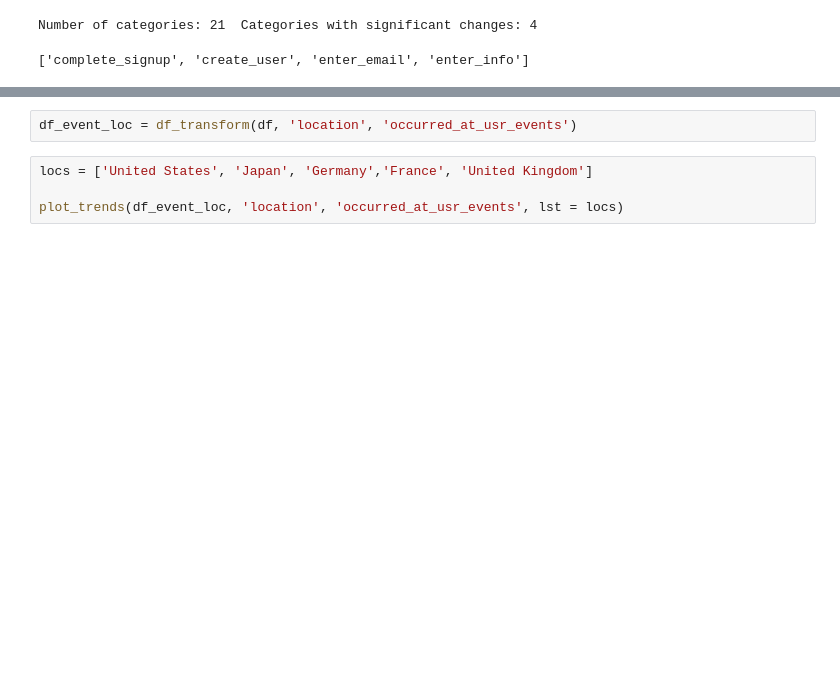
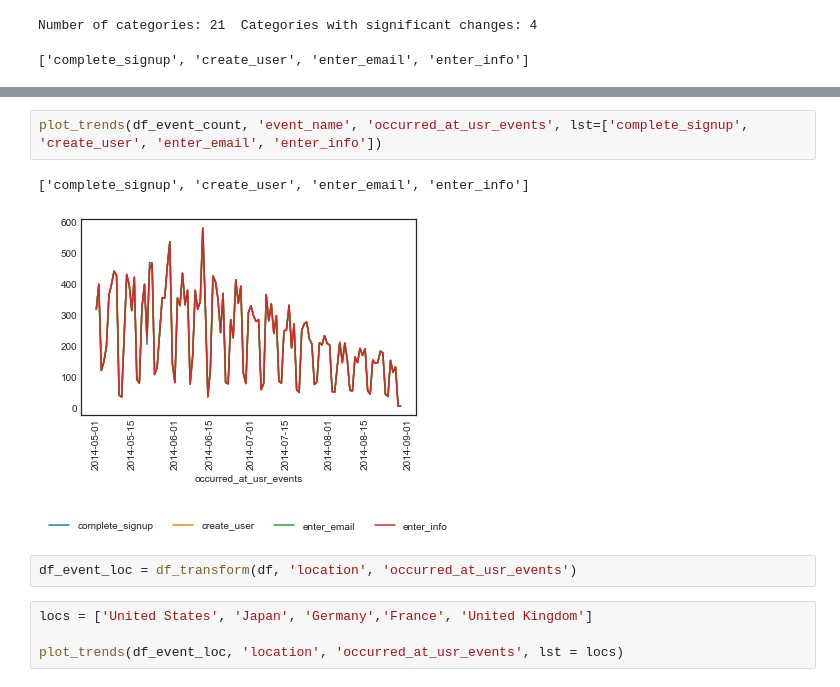
Before and after one commit to chiaracapuano/customercliffdive, a Jupyter notebook: ccd.ipynb, the cells around one changed output, grey strips where cells are left out. Saved outputs shown, nothing was run; the diff lists cells and outputs as text; blank space fills up the shorter version.

```diff
--- a/ccd.ipynb
+++ b/ccd.ipynb
@@ -263,3 +272,8 @@ Number of categories: 21  Categories with significant changes: 4
+# %%
+plot_trends(df_event_count, 'event_name', 'occurred_at_usr_events', lst=['complete_signup', 'create_user', 'enter_email', 'enter_info'])
+# %% [output]
+['complete_signup', 'create_user', 'enter_email', 'enter_info']
+[figure, added]
 # %%
 df_event_loc = df_transform(df, 'location', 'occurred_at_usr_events')
 # %%
```
Also changed, not shown: parts of 1 cell of this notebook.
